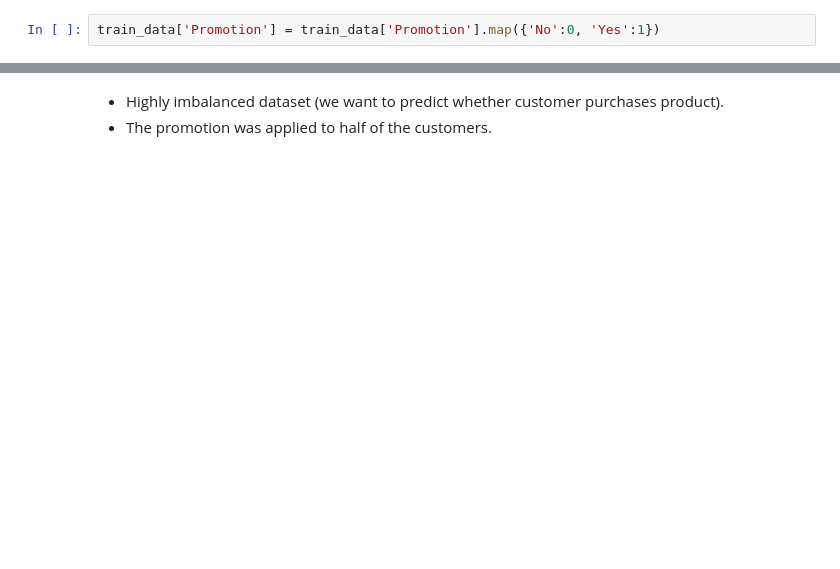
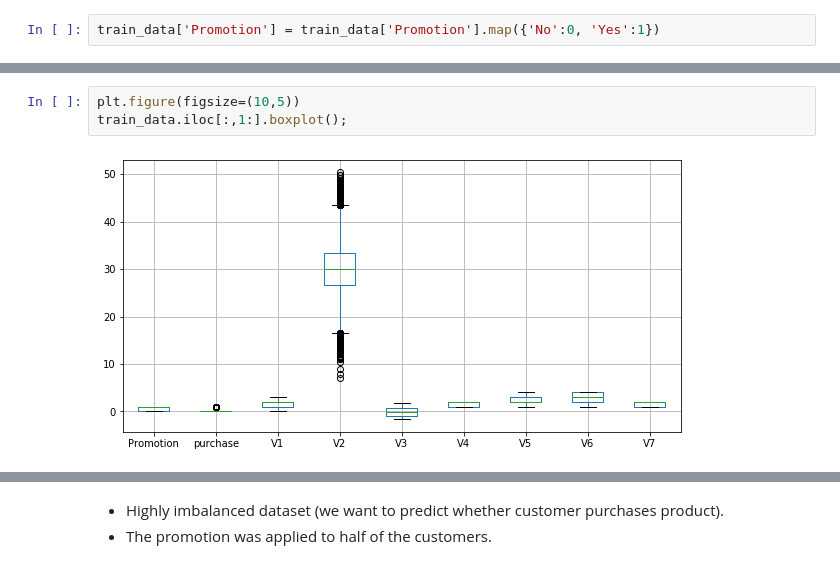
Before and after one commit to marcelokscunha/projects, a Jupyter notebook: starbucks-ad-analysis/Starbucks.ipynb, the cells around one changed output, grey strips where cells are left out. Cells and saved outputs as stored; diff of their text form; blank space fills up the shorter version.

```diff
--- a/starbucks-ad-analysis/Starbucks.ipynb
+++ b/starbucks-ad-analysis/Starbucks.ipynb
@@ -109,2 +113,7 @@ train_data.describe()
+# %%
+plt.figure(figsize=(10,5))
+train_data.iloc[:,1:].boxplot();
+# %% [output]
+[figure, added]
 # %%
 fig, ax = plt.subplots(figsize=(10,6))
```
Also changed, not shown: parts of 14 cells of this notebook.
